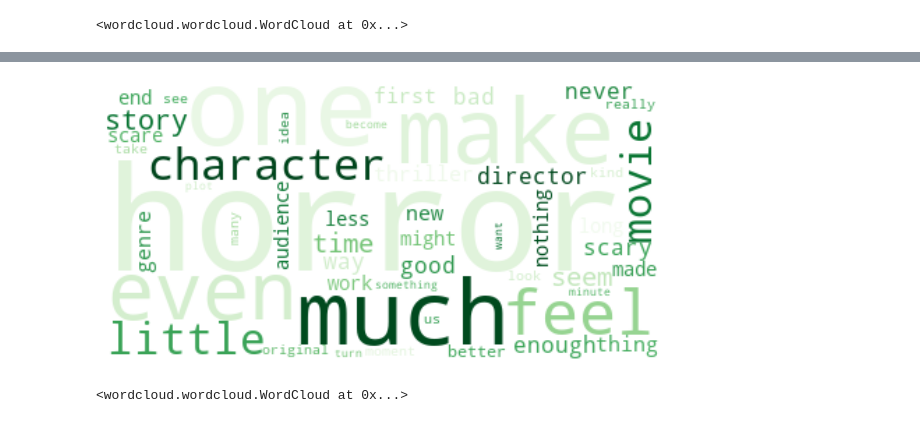
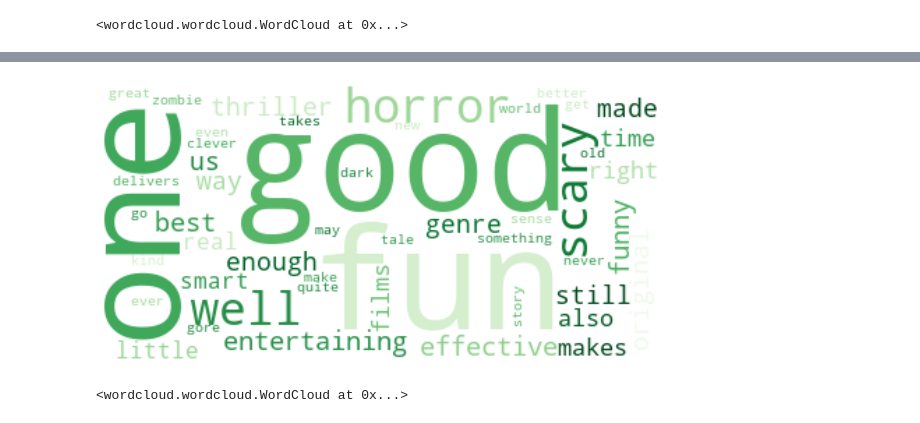
Before and after one commit to carlosiruiz/Movie_Review_Classifier, a Jupyter notebook: Notebooks_and_Code/Cleaning_and_EDA.ipynb, the cells around one changed output, grey strips where cells are left out. Drawn from its saved outputs; the diff is of its cells as text; code cells hidden in the pictures.

```diff
--- a/Notebooks_and_Code/Cleaning_and_EDA.ipynb
+++ b/Notebooks_and_Code/Cleaning_and_EDA.ipynb
@@ -196,0 +171,5 @@ plt.show()
+# %%
+horror_50 = top_mean_feats(tf_idf_data, features, top_n=50)
+weights = {}
+for i in range(len(horror_50['Feature'])):
+    weights[horror_50['Feature'][i]] = horror_50['TF-IDF'][i]
@@ -266 +188,9 @@ plt.savefig('../Images/top_10_neg.png')
+# %%
+dfs = top_feats_by_class(tf_idf_data,  df['Score'], features, top_n=50)
+neg_50 = dfs[0]
+pos_50 = dfs[1]
+# %%
+weights = {}
+for i in range(len(neg_50['Feature'])):
+    weights[neg_50['Feature'][i]] = neg_50['TF-IDF'][i]
 # %%
@@ -337,12 +208,15 @@ plt.savefig('../Images/top_10_pos.png')
+# %%
+weights = {}
+for i in range(len(pos_50['Feature'])):
+    weights[pos_50['Feature'][i]] = pos_50['TF-IDF'][i]
 # %%
-text = " ".join(sum(processed_df_neg['Review'], []))
-wordcloud = WordCloud(max_words=50, background_color="white", colormap="Greens").generate(text)
+wordcloud = WordCloud(max_words=50, background_color="white", colormap="Greens").generate_from_frequencies(weights)
 plt.figure(figsize=(10,10))
 plt.imshow(wordcloud, interpolation="bilinear")
 plt.axis("off")
 plt.show()
 # %% [output]
-[figure, old version]
+[figure, new version]
 # %%
 wordcloud.to_file("../Images/pos_reviews_cloud.png")
 # %% [output]
```
Also changed, not shown: parts of 52 cells of this notebook, 14 other files.
